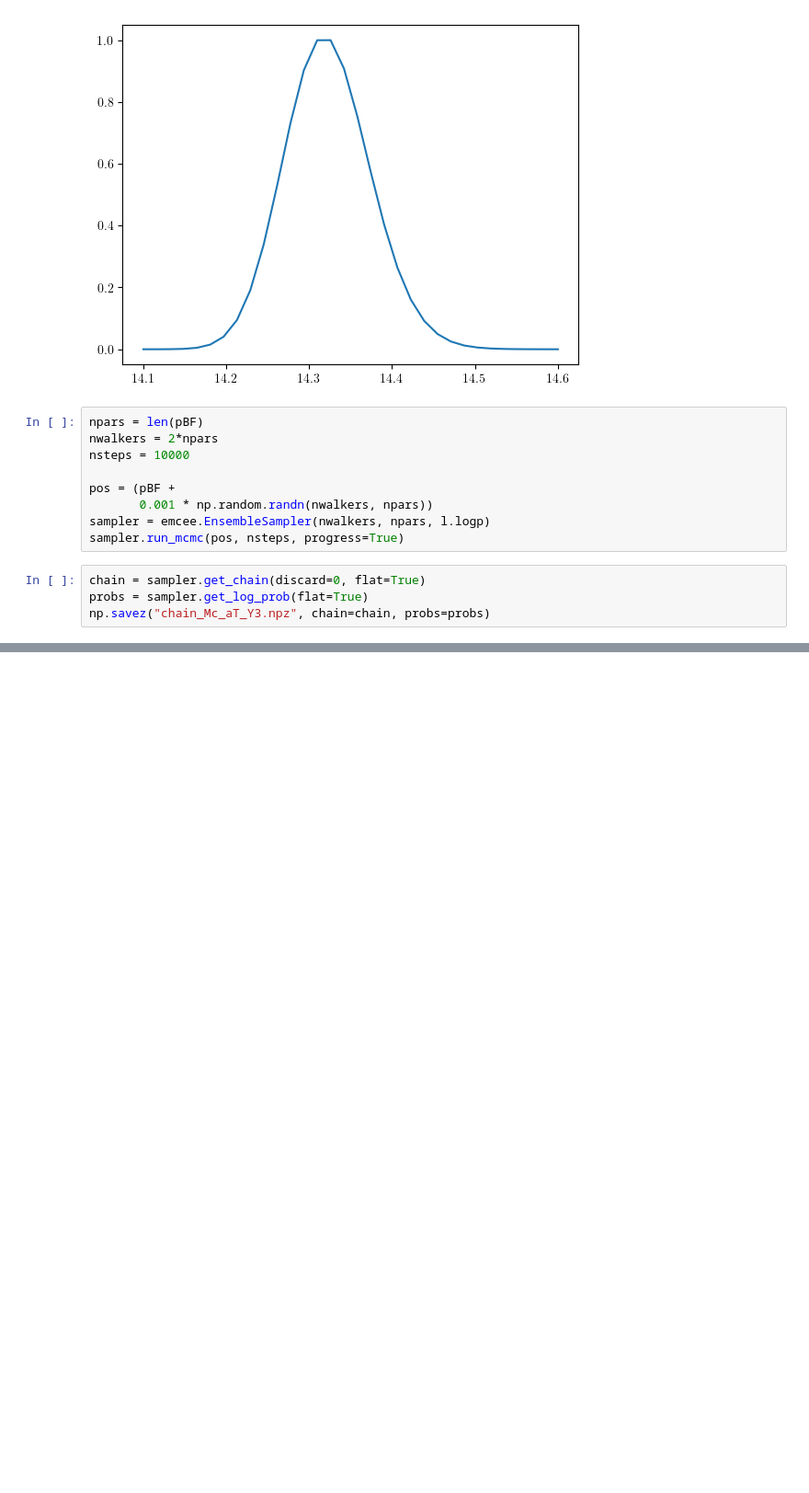
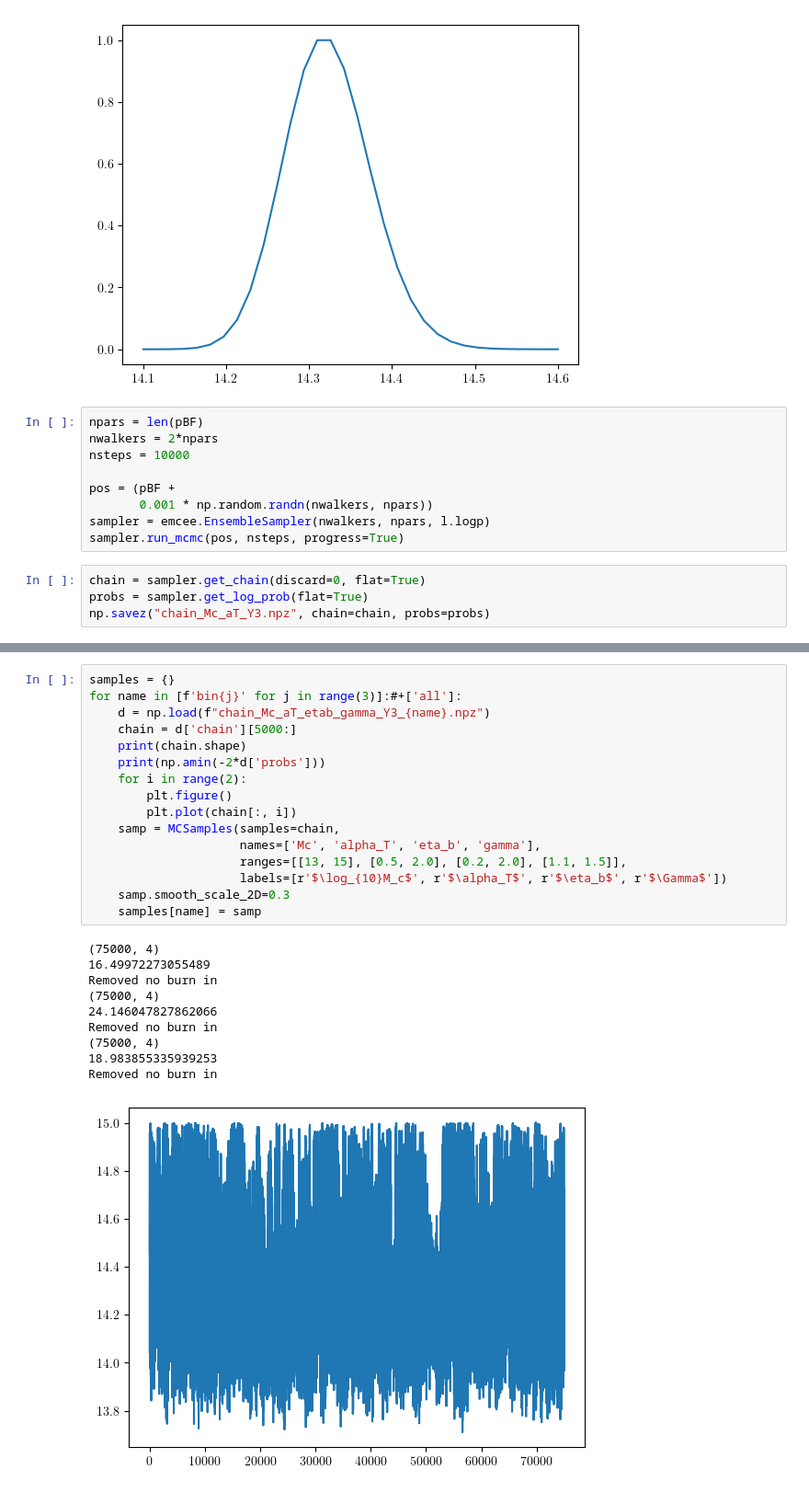
Before and after one commit to Cosmotheka/Cosmotheka_likelihoods, a Jupyter notebook: papers/ROSATx/LikelihoodExample.ipynb, the cells around one changed output, grey strips where cells are left out. Shown at 92% size. Cells and saved outputs as stored; diff of their text form; blank space fills up the shorter version.

```diff
--- a/papers/ROSATx/LikelihoodExample.ipynb
+++ b/papers/ROSATx/LikelihoodExample.ipynb
@@ -382,0 +390,27 @@ WARNING:root:auto bandwidth for eta_b very small or failed (h=0.0003759045530243
+# %%
+samples = {}
+for name in [f'bin{j}' for j in range(3)]:#+['all']:
+    d = np.load(f"chain_Mc_aT_etab_gamma_Y3_{name}.npz")
+    chain = d['chain'][5000:]
+    print(chain.shape)
+    print(np.amin(-2*d['probs']))
+    for i in range(2):
+        plt.figure()
+        plt.plot(chain[:, i])
+    samp = MCSamples(samples=chain,
+                     names=['Mc', 'alpha_T', 'eta_b', 'gamma'],
+                     ranges=[[13, 15], [0.5, 2.0], [0.2, 2.0], [1.1, 1.5]],
+                     labels=[r'$\log_{10}M_c$', r'$\alpha_T$', r'$\eta_b$', r'$\Gamma$'])
+    samp.smooth_scale_2D=0.3
+    samples[name] = samp
+# %% [output]
+(75000, 4)
+16.49972273055489
+Removed no burn in
+(75000, 4)
+24.146047827862066
+Removed no burn in
+(75000, 4)
+18.983855335939253
+Removed no burn in
+[figure, added]
```
Also changed, not shown: parts of 8 cells of this notebook, 1 other file.
